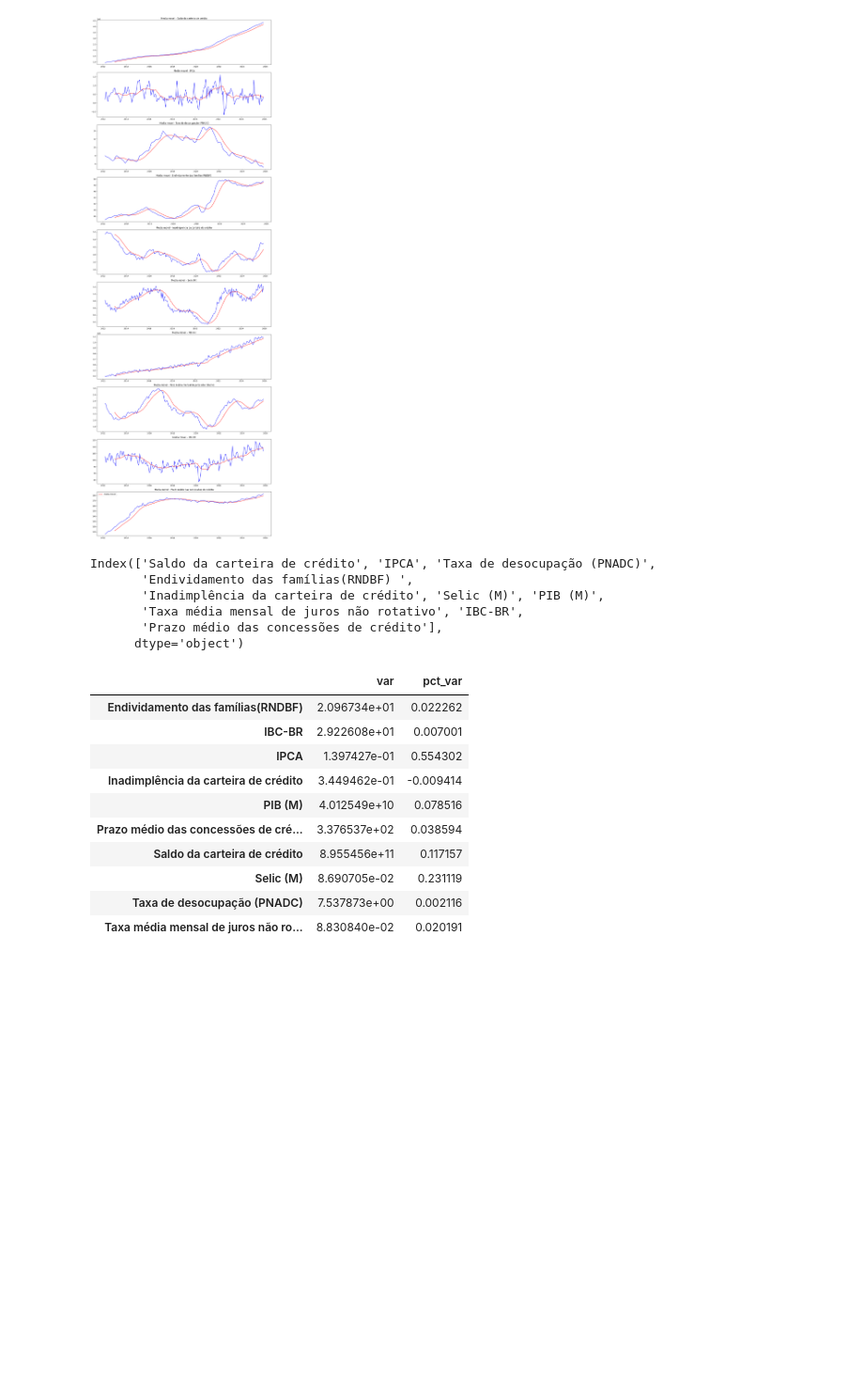
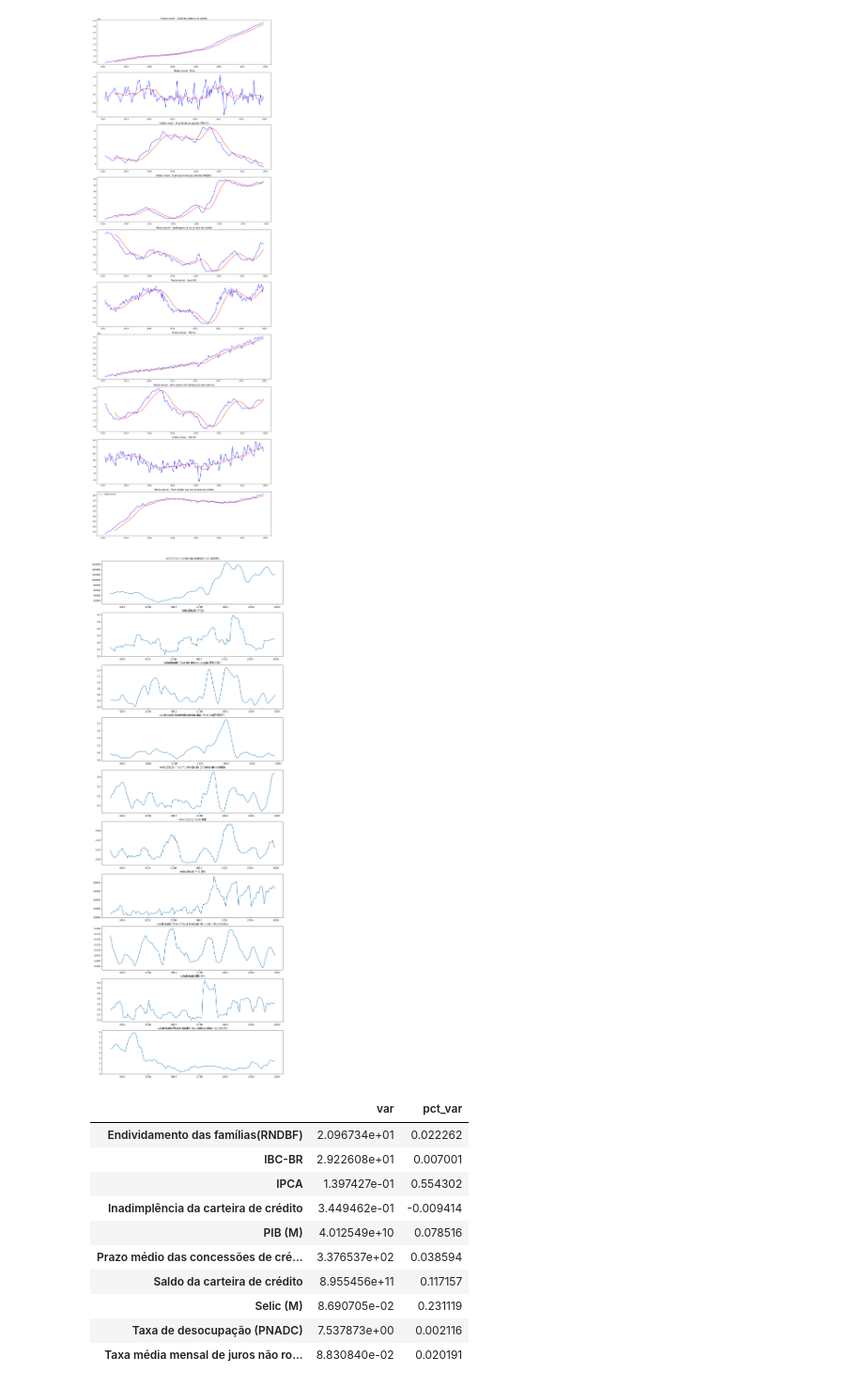
Before and after one commit to WesleySouza13/credit-portfolio-evolution, a Jupyter notebook: notebooks/time_series.ipynb, the cells around one changed output. Shown at 94% size. Cells and saved outputs as stored; diff of their text form; code cells hidden in the pictures; blank space fills up the shorter version.

```diff
--- a/notebooks/time_series.ipynb
+++ b/notebooks/time_series.ipynb
@@ -214,15 +217,15 @@ data
 
 [166 rows x 10 columns]
 [figure]
-# %%
-df.columns
-# %% [output]
-Index(['Saldo da carteira de crédito', 'IPCA', 'Taxa de desocupação (PNADC)',
-       'Endividamento das famílias(RNDBF) ',
-       'Inadimplência da carteira de crédito', 'Selic (M)', 'PIB (M)',
-       'Taxa média mensal de juros não rotativo', 'IBC-BR',
-       'Prazo médio das concessões de crédito'],
-      dtype='object')
+# %%
+df_vol = df.rolling(12).std() # analisando volatidade em uma janela de 12 meses
+# %%
+fig, ax = plt.subplots(len(df.columns), 1, figsize=(14, 4 * len(df.columns)))
+for axes, vol in zip(ax, df_vol.columns):
+    axes.plot(df_vol[vol])
+    axes.set_title(f'volatidade {vol}')
+# %% [output]
+[figure, added]
 # %%
 def volatility(data:pd.DataFrame):
     df_vol = pd.DataFrame()
```
Also changed, not shown: parts of 11 cells of this notebook, 1 other file.
